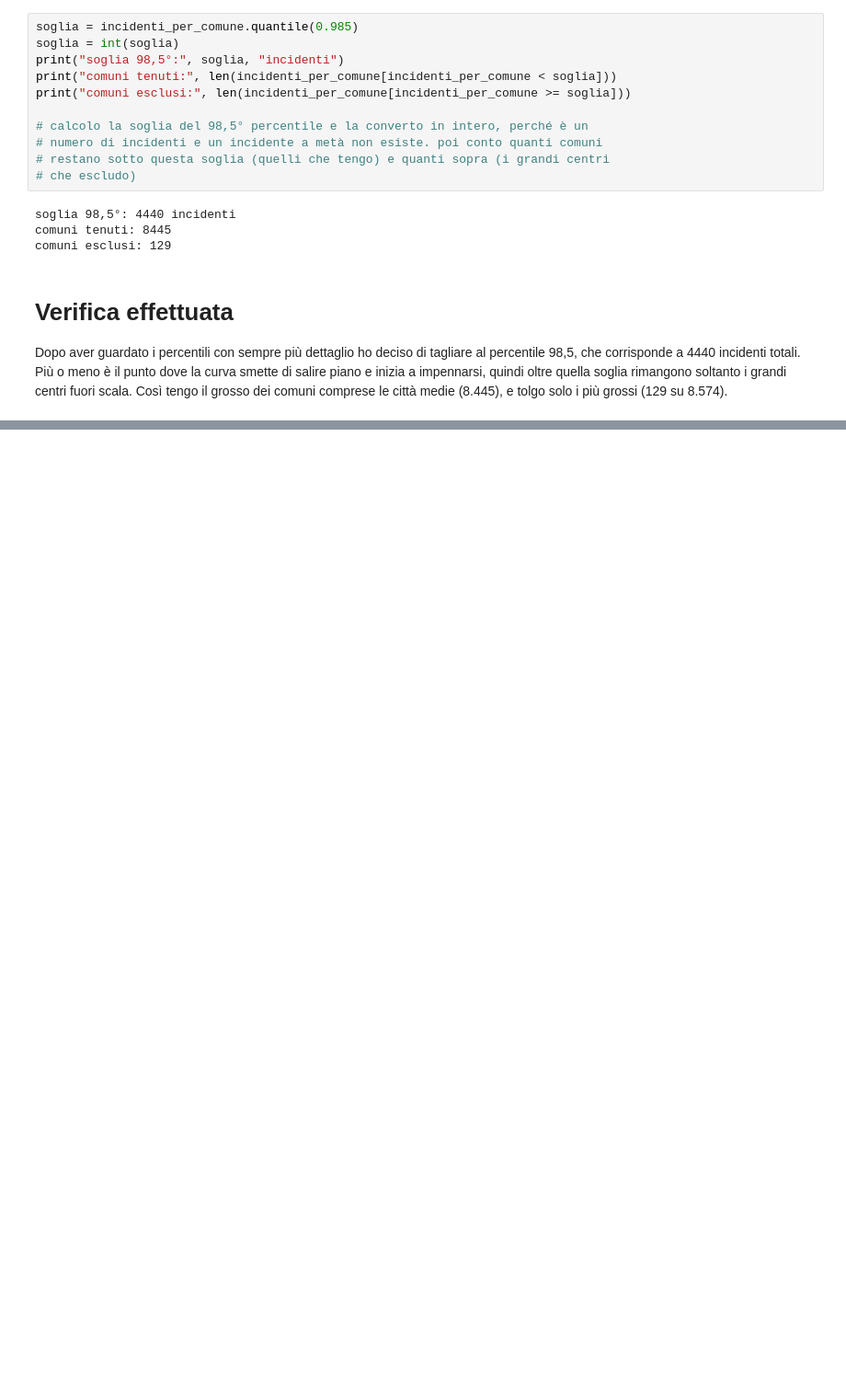
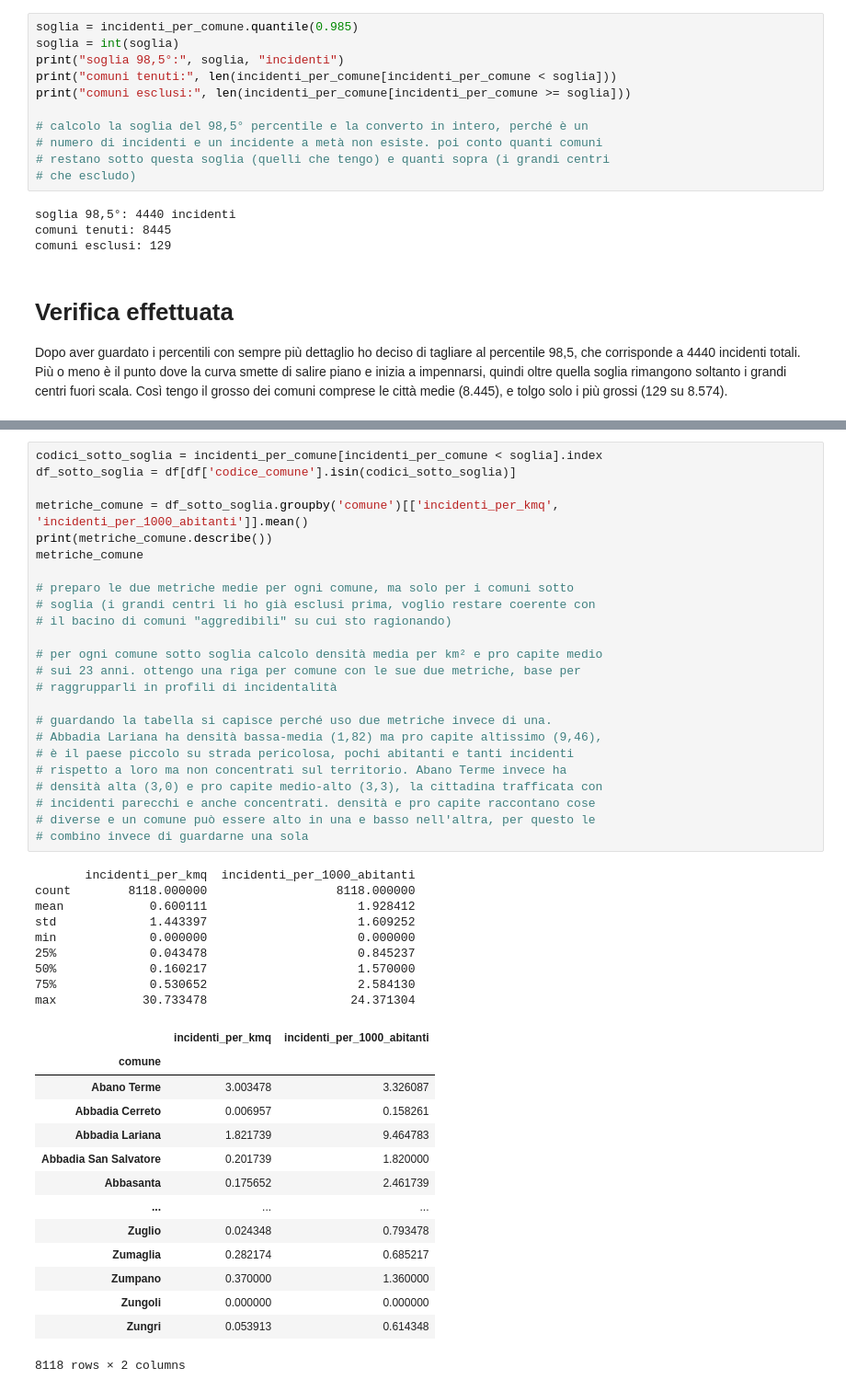
Before and after one commit to LordVessio/boolean-istat-traffic-analysis, a Jupyter notebook: Final Project Nicola Vessio pt 2.ipynb, the cells around one changed output, grey strips where cells are left out. Shown at 92% size. Cells and saved outputs as stored; diff of their text form; blank space fills up the shorter version.

```diff
--- a/Final Project Nicola Vessio pt 2.ipynb
+++ b/Final Project Nicola Vessio pt 2.ipynb
@@ -306,0 +345,48 @@ plt.show()
+# %%
+codici_sotto_soglia = incidenti_per_comune[incidenti_per_comune < soglia].index
+df_sotto_soglia = df[df['codice_comune'].isin(codici_sotto_soglia)]
+
+metriche_comune = df_sotto_soglia.groupby('comune')[['incidenti_per_kmq', 'incidenti_per_1000_abitanti']].mean()
+print(metriche_comune.describe())
+metriche_comune
+
+# preparo le due metriche medie per ogni comune, ma solo per i comuni sotto
+# soglia (i grandi centri li ho già esclusi prima, voglio restare coerente con
+# il bacino di comuni "aggredibili" su cui sto ragionando)
+
+# per ogni comune sotto soglia calcolo densità media per km² e pro capite medio
+# sui 23 anni. ottengo una riga per comune con le sue due metriche, base per
+# raggrupparli in profili di incidentalità
+
+# guardando la tabella si capisce perché uso due metriche invece di una.
+# Abbadia Lariana ha densità bassa-media (1,82) ma pro capite altissimo (9,46),
+# è il paese piccolo su strada pericolosa, pochi abitanti e tanti incidenti
+# rispetto a loro ma non concentrati sul territorio. Abano Terme invece ha
+# densità alta (3,0) e pro capite medio-alto (3,3), la cittadina trafficata con
+# incidenti parecchi e anche concentrati. densità e pro capite raccontano cose
+# diverse e un comune può essere alto in una e basso nell'altra, per questo le
+# combino invece di guardarne una sola
+# %% [output]
+       incidenti_per_kmq  incidenti_per_1000_abitanti
+count        8118.000000                  8118.000000
+mean            0.600111                     1.928412
+std             1.443397                     1.609252
+min             0.000000                     0.000000
+25%             0.043478                     0.845237
+50%             0.160217                     1.570000
+75%             0.530652                     2.584130
+max            30.733478                    24.371304
+|  | incidenti_per_kmq | incidenti_per_1000_abitanti |
+| comune |  |  |
+| Abano Terme | 3.003478 | 3.326087 |
+| Abbadia Cerreto | 0.006957 | 0.158261 |
+| Abbadia Lariana | 1.821739 | 9.464783 |
+| Abbadia San Salvatore | 0.201739 | 1.820000 |
+| Abbasanta | 0.175652 | 2.461739 |
+| ... | ... | ... |
+| Zuglio | 0.024348 | 0.793478 |
+| Zumaglia | 0.282174 | 0.685217 |
+| Zumpano | 0.370000 | 1.360000 |
+| Zungoli | 0.000000 | 0.000000 |
+| Zungri | 0.053913 | 0.614348 |
+8118 rows × 2 columns
```
Also changed, not shown: parts of 11 cells of this notebook.
